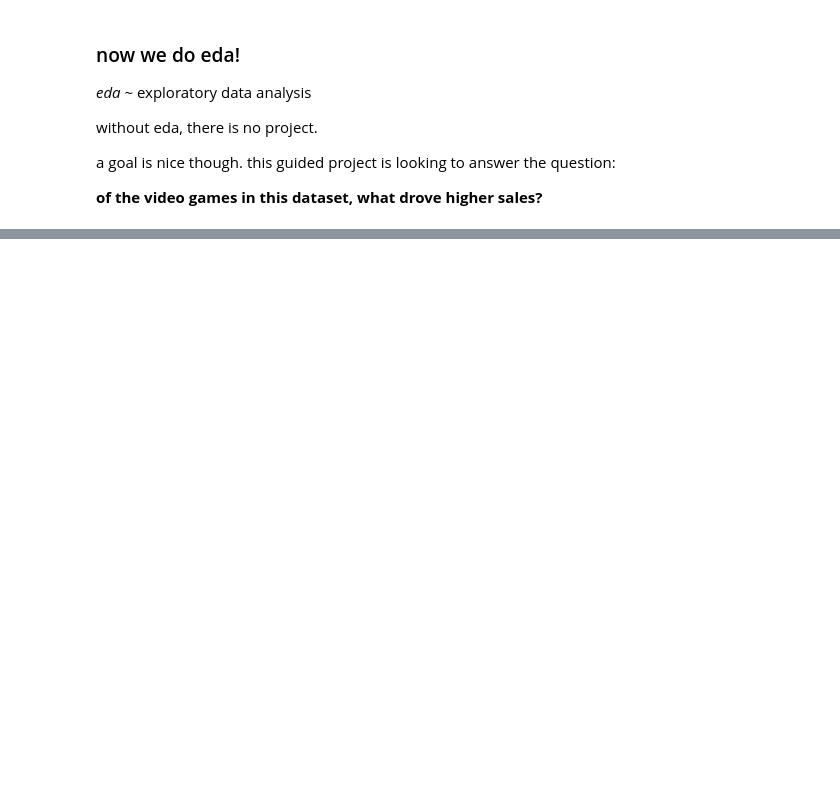
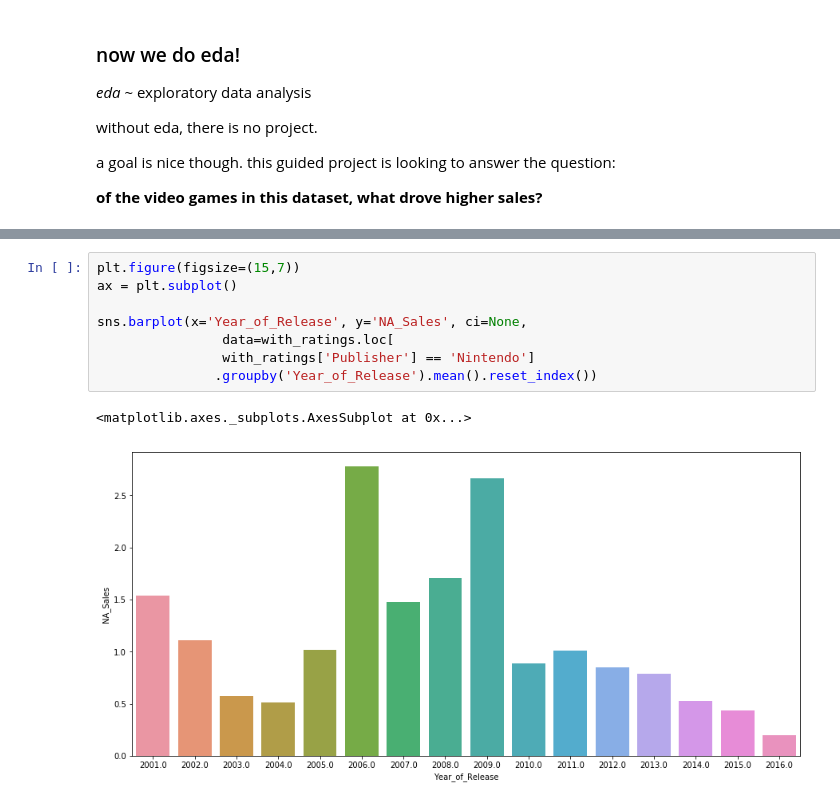
Before and after one commit to dsiufl/Data_Science_Wednesday, a Jupyter notebook: data_science_wednesday_020619/data_science_wednesday_feb6.ipynb, the cells around one changed output, grey strips where cells are left out. Cells and saved outputs as stored; diff of their text form; blank space fills up the shorter version.

```diff
--- a/data_science_wednesday_020619/data_science_wednesday_feb6.ipynb
+++ b/data_science_wednesday_020619/data_science_wednesday_feb6.ipynb
@@ -90,0 +95,11 @@ plt.show()
+# %%
+plt.figure(figsize=(15,7))
+ax = plt.subplot()
+
+sns.barplot(x='Year_of_Release', y='NA_Sales', ci=None,
+                data=with_ratings.loc[
+                with_ratings['Publisher'] == 'Nintendo']
+               .groupby('Year_of_Release').mean().reset_index())
+# %% [output]
+<matplotlib.axes._subplots.AxesSubplot at 0x...>
+[figure, added]
```
Also changed, not shown: parts of 6 cells of this notebook.
